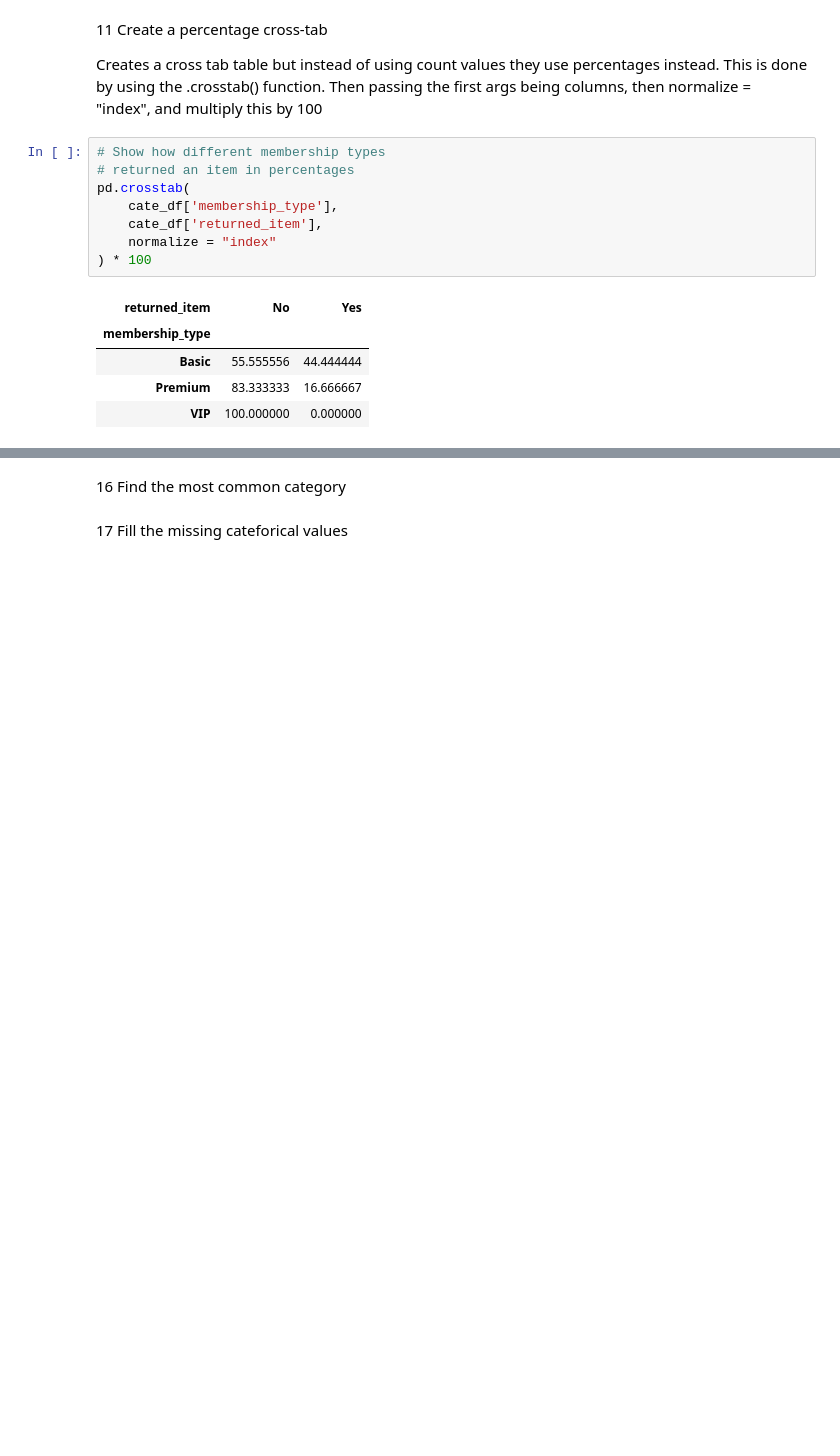
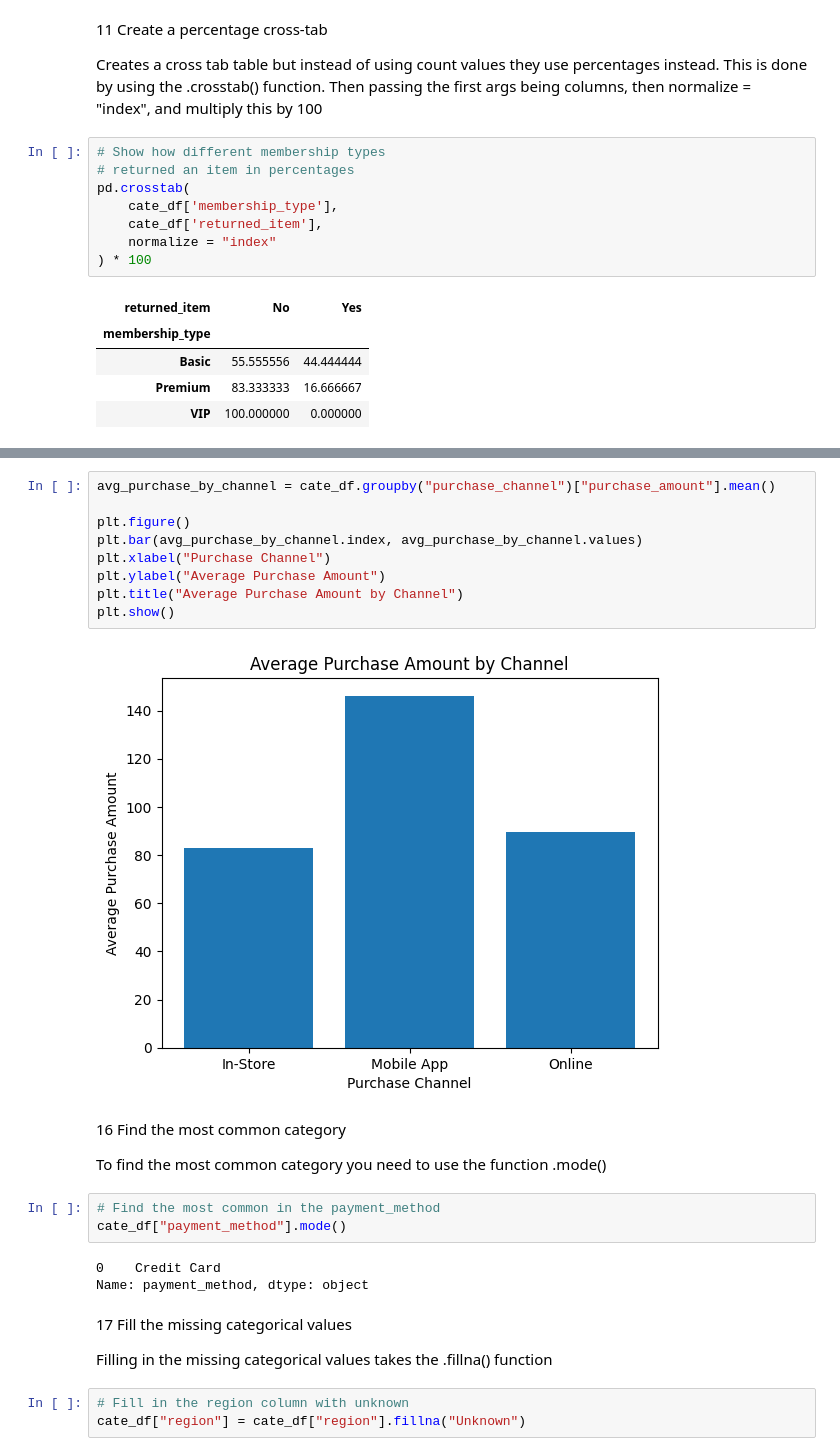
Before and after one commit to JoshPatNava/Exploratory_Data_Analysis, a Jupyter notebook: Catergorical_Analysis/catergorical_analysis.ipynb, the cells around one changed output, grey strips where cells are left out. Saved outputs shown, nothing was run; the diff lists cells and outputs as text; blank space fills up the shorter version.

Commit message:
Finished the categorical analysis

```diff
--- a/Catergorical_Analysis/catergorical_analysis.ipynb
+++ b/Catergorical_Analysis/catergorical_analysis.ipynb
@@ -302,6 +349,30 @@ pd.crosstab(
+# %%
+avg_purchase_by_channel = cate_df.groupby("purchase_channel")["purchase_amount"].mean()
+
+plt.figure()
+plt.bar(avg_purchase_by_channel.index, avg_purchase_by_channel.values)
+plt.xlabel("Purchase Channel")
+plt.ylabel("Average Purchase Amount")
+plt.title("Average Purchase Amount by Channel")
+plt.show()
+# %% [output]
+[figure, added]
 # %% [markdown]
 16 Find the most common category
+
+To find the most common category you need to use the function .mode()
+# %%
+# Find the most common in the payment_method
+cate_df["payment_method"].mode()
+# %% [output]
+0    Credit Card
+Name: payment_method, dtype: object
 # %% [markdown]
-17 Fill the missing cateforical values
+17 Fill the missing categorical values
+
+Filling in the missing categorical values takes the .fillna() function
+# %%
+# Fill in the region column with unknown
+cate_df["region"] = cate_df["region"].fillna("Unknown")
 # %% [markdown]
 18 Convert text column to category type
```
Also changed, not shown: parts of 16 cells of this notebook, 1 other file.
